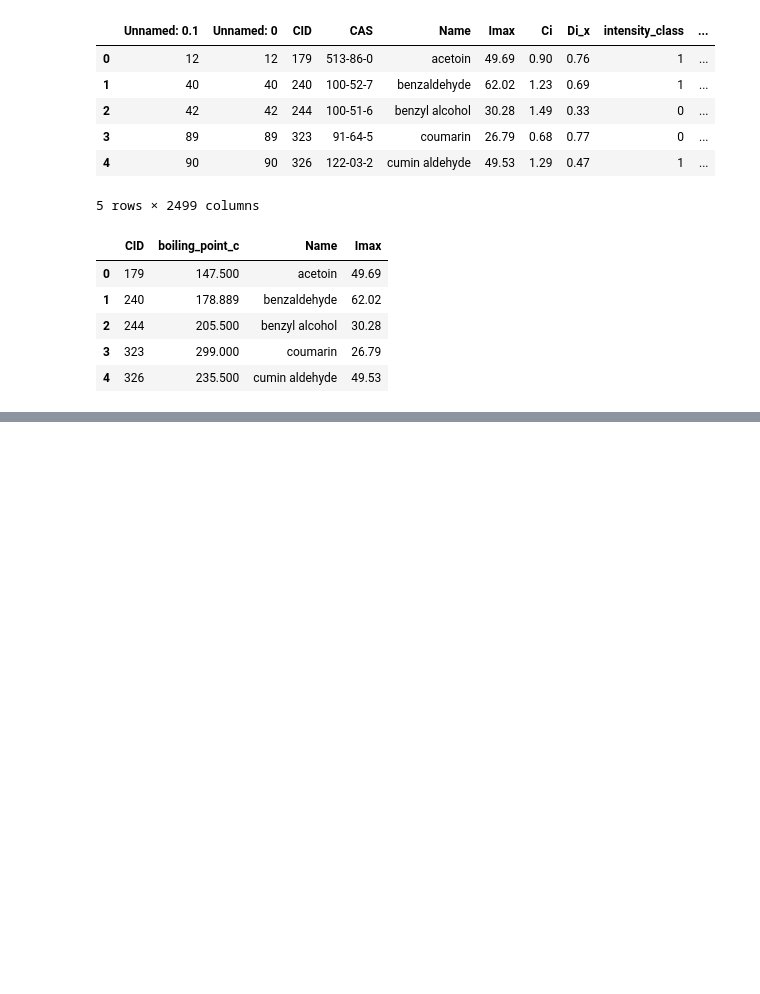
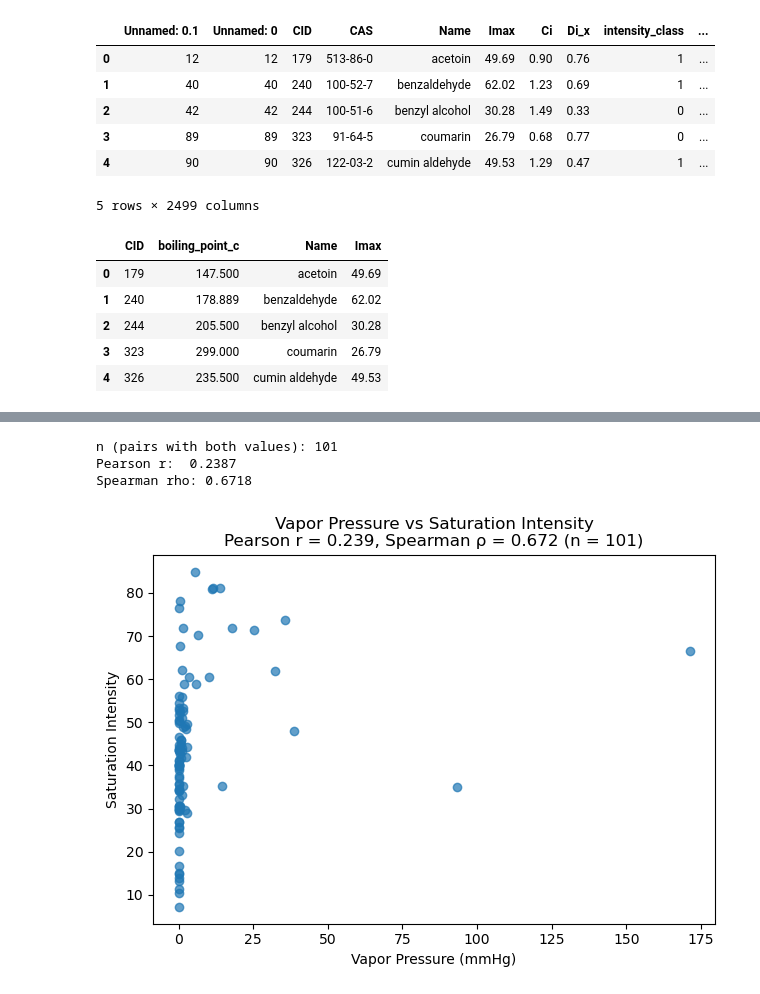
Before and after one commit to kiriyevskykiril/ai-program-2026, a Jupyter notebook: project_1/corr_exploration.ipynb, the cells around one changed output, grey strips where cells are left out. Saved outputs shown, nothing was run; the diff lists cells and outputs as text; code cells hidden in the pictures; blank space fills up the shorter version.

```diff
--- a/project_1/corr_exploration.ipynb
+++ b/project_1/corr_exploration.ipynb
@@ -67,0 +73,3 @@ plt.show()
+# %%
+vp_df = ph_props_df[['CID', 'vapor_pressure_mmhg']].dropna()
+vp_df.shape
@@ -67,0 +78,9 @@ plt.show()
+# %%
+vp_df_merged = pd.merge(
+    vp_df,
+    data_df[['Name', 'CID', 'Imax']],
+    left_on='CID',
+    right_on='CID',
+    how='left'
+)
+vp_df_merged.head()
@@ -67,0 +94,22 @@ plt.show()
+# %%
+pair = vp_df_merged[['vapor_pressure_mmhg', 'Imax']].dropna()
+r_pearson = pair['vapor_pressure_mmhg'].corr(pair['Imax'], method='pearson')
+r_spearman = pair['vapor_pressure_mmhg'].corr(pair['Imax'], method='spearman')
+print(f"n (pairs with both values): {len(pair)}")
+print(f"Pearson r:  {r_pearson:.4f}")
+print(f"Spearman rho: {r_spearman:.4f}")
+
+plt.scatter(pair['vapor_pressure_mmhg'], pair['Imax'], alpha=0.7)
+plt.xlabel('Vapor Pressure (mmHg)')
+plt.ylabel('Saturation Intensity')
+plt.title(
+    f'Vapor Pressure vs Saturation Intensity\n'
+    f'Pearson r = {r_pearson:.3f}, Spearman ρ = {r_spearman:.3f} (n = {len(pair)})'
+)
+plt.tight_layout()
+plt.show()
+# %% [output]
+n (pairs with both values): 101
+Pearson r:  0.2387
+Spearman rho: 0.6718
+[figure, added]
```
Also changed, not shown: parts of 4 cells of this notebook, 15 other files.
